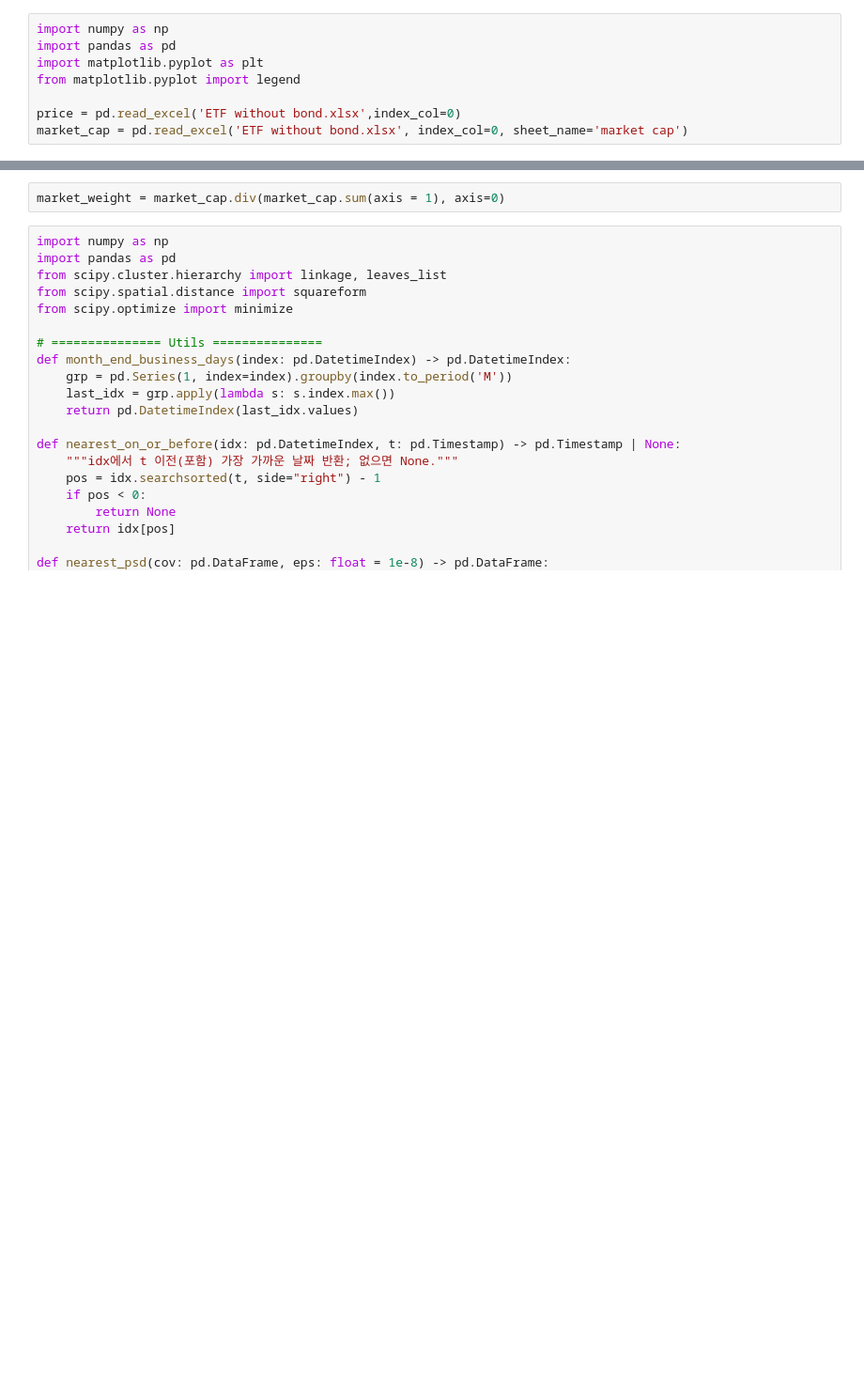
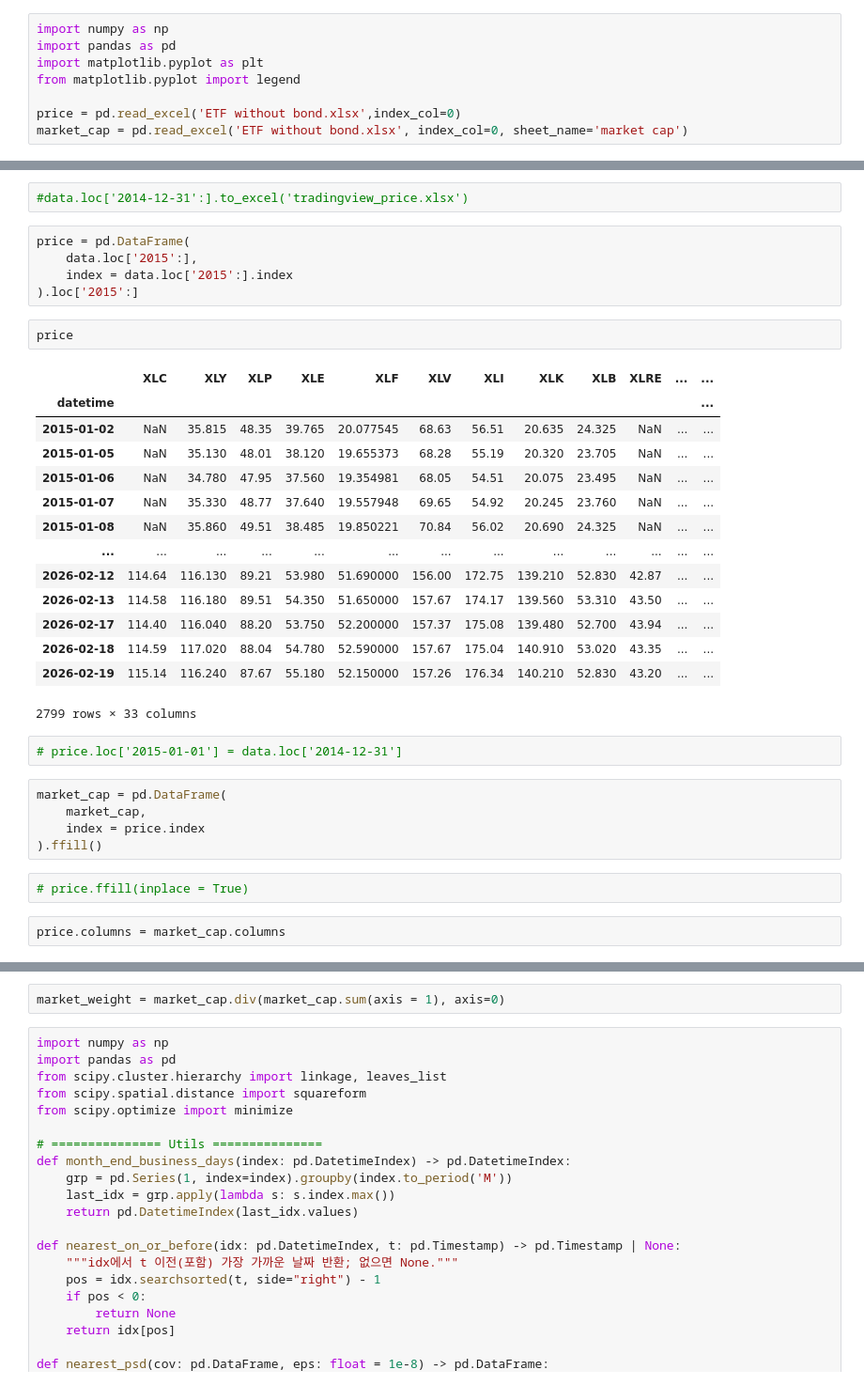
Before and after one commit to Tommylee1013/nco-research, a Jupyter notebook: empirical/etfs.ipynb, the cells around one changed output, grey strips where cells are left out. Shown at 94% size. Cells and saved outputs as stored; diff of their text form; blank space fills up the shorter version.

Commit message:
change price data to tradingview source

```diff
--- a/empirical/etfs.ipynb
+++ b/empirical/etfs.ipynb
@@ -9,3 +107,38 @@ market_cap = pd.read_excel('ETF without bond.xlsx', index_col=0, sheet_name='mar
+# %%
+#data.loc['2014-12-31':].to_excel('tradingview_price.xlsx')
+# %%
+price = pd.DataFrame(
+    data.loc['2015':],
+    index = data.loc['2015':].index
+).loc['2015':]
+# %%
+price
+# %% [output]
+|  | XLC | XLY | XLP | XLE | XLF | XLV | XLI | XLK | XLB | XLRE | ... | ... |
+| datetime |  |  |  |  |  |  |  |  |  |  |  | ... |
+| 2015-01-02 | NaN | 35.815 | 48.35 | 39.765 | 20.077545 | 68.63 | 56.51 | 20.635 | 24.325 | NaN | ... | ... |
+| 2015-01-05 | NaN | 35.130 | 48.01 | 38.120 | 19.655373 | 68.28 | 55.19 | 20.320 | 23.705 | NaN | ... | ... |
+| 2015-01-06 | NaN | 34.780 | 47.95 | 37.560 | 19.354981 | 68.05 | 54.51 | 20.075 | 23.495 | NaN | ... | ... |
+| 2015-01-07 | NaN | 35.330 | 48.77 | 37.640 | 19.557948 | 69.65 | 54.92 | 20.245 | 23.760 | NaN | ... | ... |
+| 2015-01-08 | NaN | 35.860 | 49.51 | 38.485 | 19.850221 | 70.84 | 56.02 | 20.690 | 24.325 | NaN | ... | ... |
+| ... | ... | ... | ... | ... | ... | ... | ... | ... | ... | ... | ... | ... |
+| 2026-02-12 | 114.64 | 116.130 | 89.21 | 53.980 | 51.690000 | 156.00 | 172.75 | 139.210 | 52.830 | 42.87 | ... | ... |
+| 2026-02-13 | 114.58 | 116.180 | 89.51 | 54.350 | 51.650000 | 157.67 | 174.17 | 139.560 | 53.310 | 43.50 | ... | ... |
+| 2026-02-17 | 114.40 | 116.040 | 88.20 | 53.750 | 52.200000 | 157.37 | 175.08 | 139.480 | 52.700 | 43.94 | ... | ... |
+| 2026-02-18 | 114.59 | 117.020 | 88.04 | 54.780 | 52.590000 | 157.67 | 175.04 | 140.910 | 53.020 | 43.35 | ... | ... |
+| 2026-02-19 | 115.14 | 116.240 | 87.67 | 55.180 | 52.150000 | 157.26 | 176.34 | 140.210 | 52.830 | 43.20 | ... | ... |
+2799 rows × 33 columns
+# %%
+# price.loc['2015-01-01'] = data.loc['2014-12-31']
+# %%
+market_cap = pd.DataFrame(
+    market_cap,
+    index = price.index
+).ffill()
+# %%
+# price.ffill(inplace = True)
+# %%
+price.columns = market_cap.columns
 # %%
 price.plot(legend = False)
 # %% [output]
```
Also changed, not shown: parts of 15 cells of this notebook, 2 other files.
